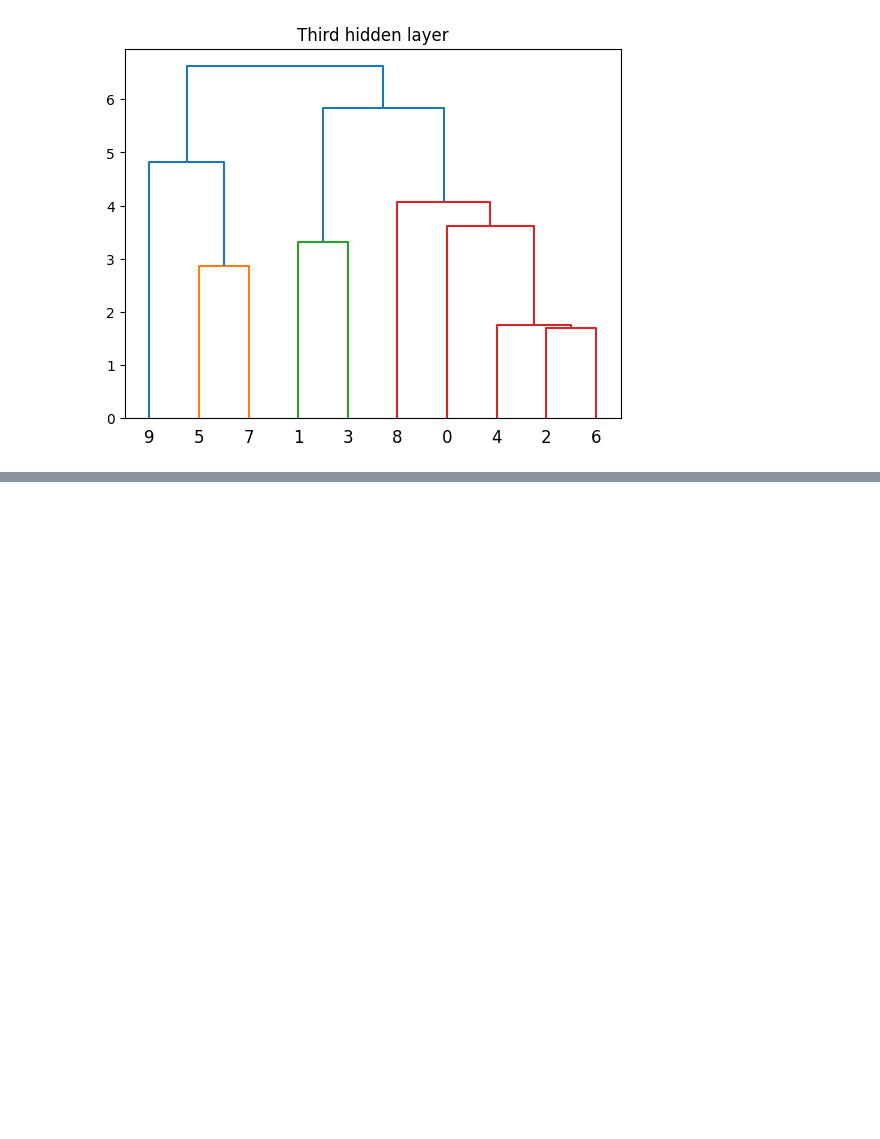
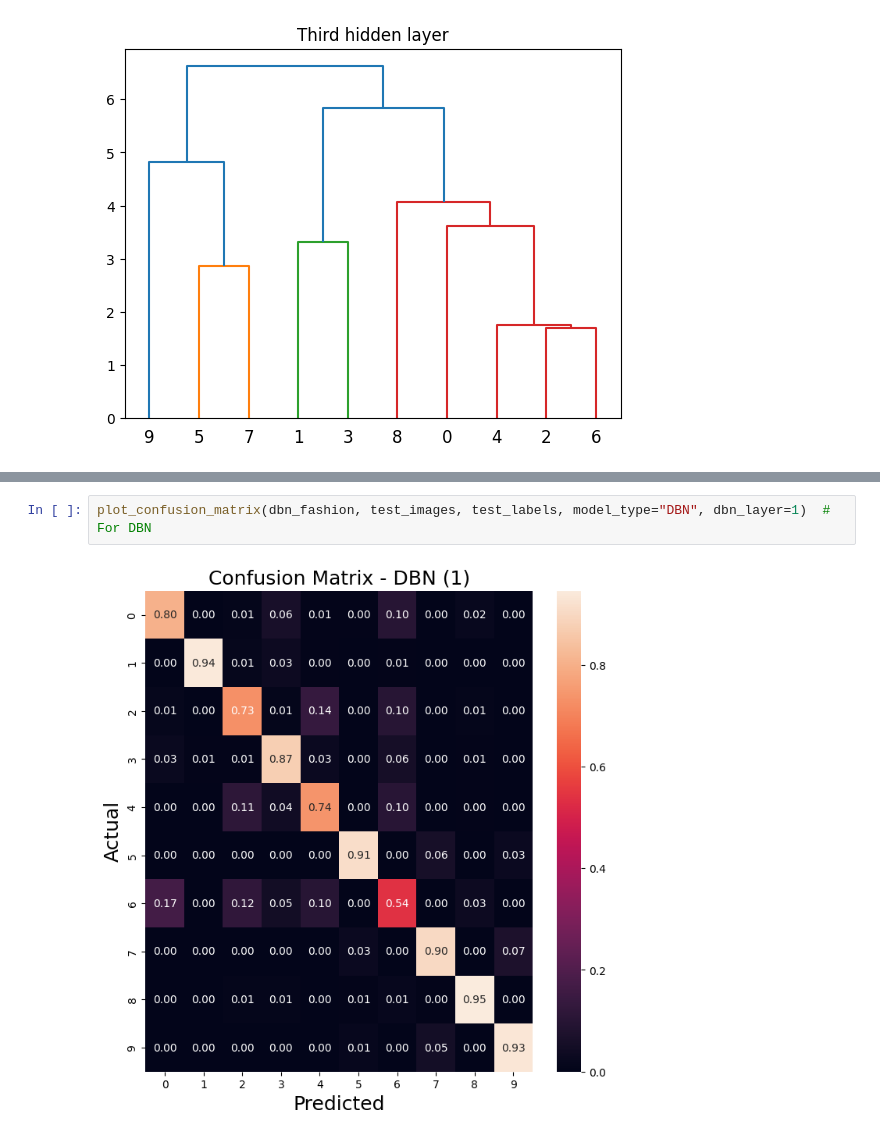
Before and after one commit to an-eve/restricted-bolzmann-machine, a Jupyter notebook: dbn_project.ipynb, the cells around one changed output, grey strips where cells are left out. Drawn from its saved outputs; the diff is of its cells as text; blank space fills up the shorter version.

```diff
--- a/dbn_project.ipynb
+++ b/dbn_project.ipynb
@@ -292,0 +537,4 @@ plot_cluster_examples([2, 6], num_examples=5)
+# %%
+plot_confusion_matrix(dbn_fashion, test_images, test_labels, model_type="DBN", dbn_layer=1)  # For DBN
+# %% [output]
+[figure, added]
```
Also changed, not shown: parts of 39 cells of this notebook.
